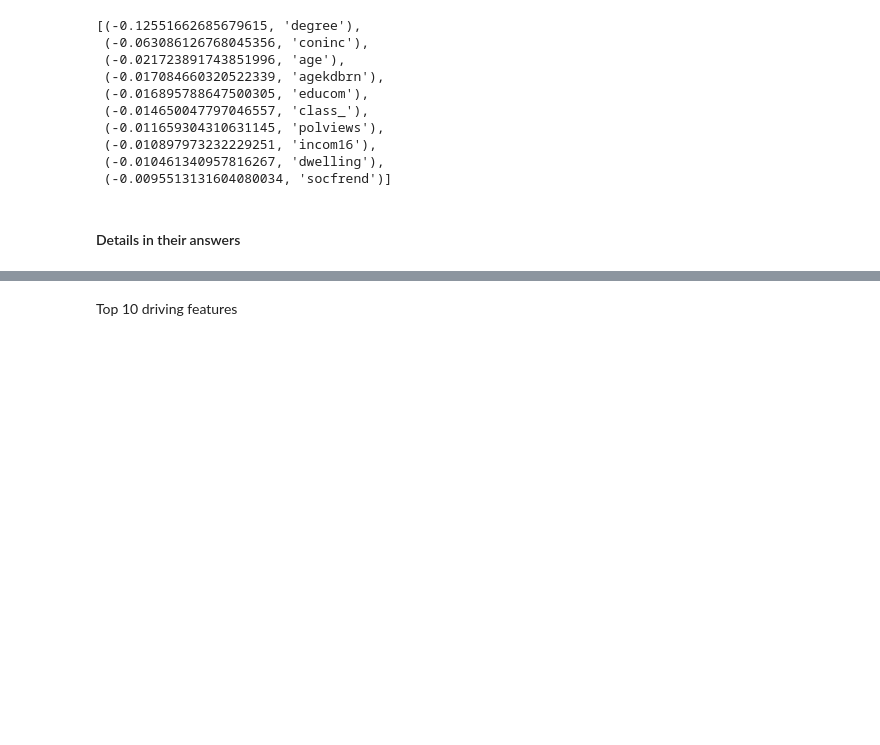
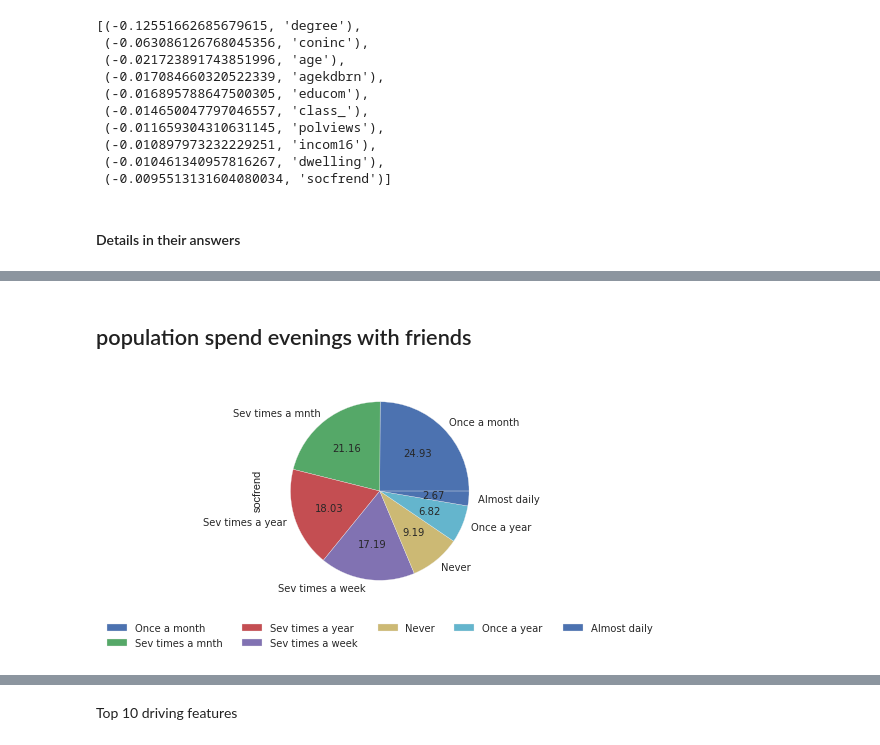
Before and after one commit to banjopickin/women_workforce, a Jupyter notebook: FC_analysis-version2.ipynb, the cells around one changed output, grey strips where cells are left out. Saved outputs shown, nothing was run; the diff lists cells and outputs as text; code cells hidden in the pictures; blank space fills up the shorter version.

```diff
--- a/FC_analysis-version2.ipynb
+++ b/FC_analysis-version2.ipynb
@@ -269,0 +270,6 @@ cluster_summary(df_c0,cat_cols)
+# %% [markdown]
+## population spend evenings with friends
+# %%
+simple_pie(df.socfrend.replace(sv.bs,np.nan),(4,4))
+# %% [output]
+[figure, added]
```
Also changed, not shown: parts of 34 cells of this notebook.
